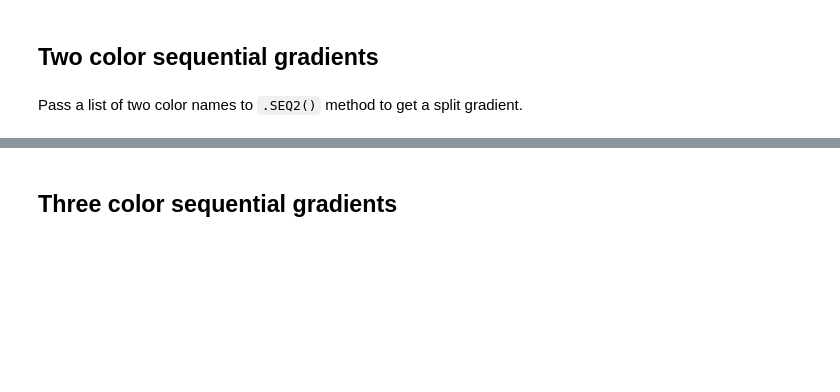
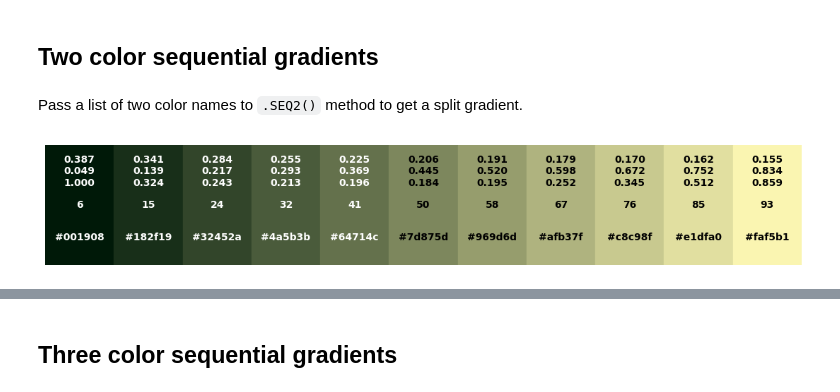
Before and after one commit to morpc/morpc-py, a Jupyter notebook: doc/09-morpc-color-demo.ipynb, the cells around one changed output, grey strips where cells are left out. Saved outputs shown, nothing was run; the diff lists cells and outputs as text; code cells hidden in the pictures; blank space fills up the shorter version.

```diff
--- a/doc/09-morpc-color-demo.ipynb
+++ b/doc/09-morpc-color-demo.ipynb
@@ -80,5 +106,7 @@ morpc.color.plot_from_hex_list(morpc.color.get_colors().SEQ('midblue'))
 # %% [markdown]
 Pass a list of two color names to `.SEQ2()` method to get a split gradient.
 # %%
-morpc.color.plot_from_hex_list(morpc.color.get_colors().SEQ2(['yellow', 'darkgreen']), labels=[])
+morpc.color.plot_from_hex_list(morpc.color.GetColors().SEQ2(['Forest', 'Yellow']).hex_list)
+# %% [output]
+[figure, added]
 # %%
```
Also changed, not shown: parts of 41 cells of this notebook, 5 other files.
